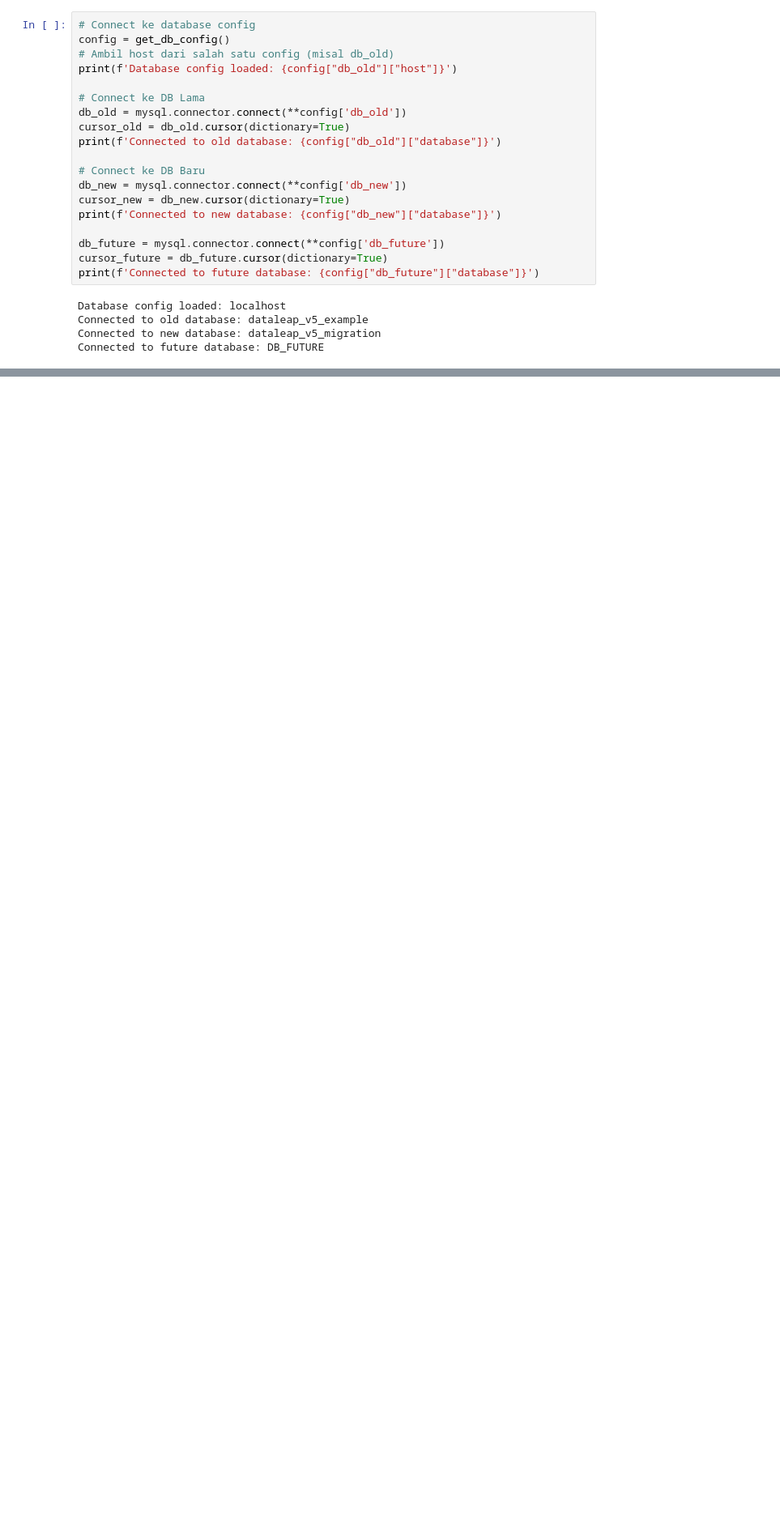
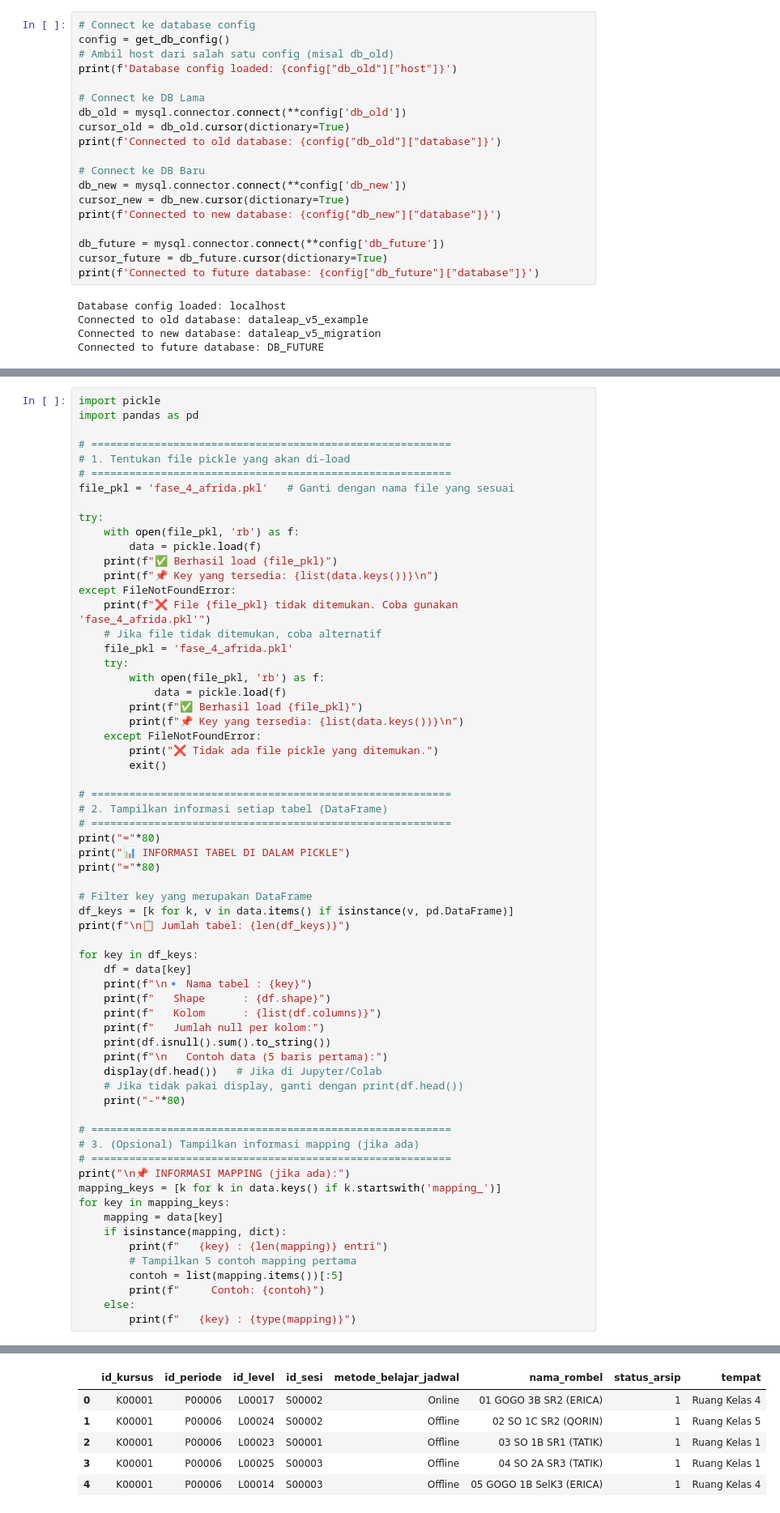
Before and after one commit to umamhaniff/DB_Migration_Leap, a Jupyter notebook: fase_4/script_afrida_v2.ipynb, the cells around one changed output, grey strips where cells are left out. Shown at 81% size. Cells and saved outputs as stored; diff of their text form; blank space fills up the shorter version.

```diff
--- a/fase_4/script_afrida_v2.ipynb
+++ b/fase_4/script_afrida_v2.ipynb
@@ -510,0 +847,65 @@ Apakah 8 ada di mapping? False
+# %%
+import pickle
+import pandas as pd
+
+# =========================================================
+# 1. Tentukan file pickle yang akan di-load
+# =========================================================
+file_pkl = 'fase_4_afrida.pkl'   # Ganti dengan nama file yang sesuai
+
+try:
+    with open(file_pkl, 'rb') as f:
+        data = pickle.load(f)
+    print(f"✅ Berhasil load {file_pkl}")
+    print(f"📌 Key yang tersedia: {list(data.keys())}\n")
+except FileNotFoundError:
+    print(f"❌ File {file_pkl} tidak ditemukan. Coba gunakan 'fase_4_afrida.pkl'")
+    # Jika file tidak ditemukan, coba alternatif
+    file_pkl = 'fase_4_afrida.pkl'
+    try:
+        with open(file_pkl, 'rb') as f:
+            data = pickle.load(f)
+        print(f"✅ Berhasil load {file_pkl}")
+        print(f"📌 Key yang tersedia: {list(data.keys())}\n")
+    except FileNotFoundError:
+        print("❌ Tidak ada file pickle yang ditemukan.")
+        exit()
+
+# =========================================================
+# 2. Tampilkan informasi setiap tabel (DataFrame)
+# =========================================================
+print("="*80)
+print("📊 INFORMASI TABEL DI DALAM PICKLE")
+print("="*80)
+
+# Filter key yang merupakan DataFrame
+df_keys = [k for k, v in data.items() if isinstance(v, pd.DataFrame)]
+print(f"\n📋 Jumlah tabel: {len(df_keys)}")
+
+for key in df_keys:
+    df = data[key]
+    print(f"\n🔹 Nama tabel : {key}")
+    print(f"   Shape      : {df.shape}")
+    print(f"   Kolom      : {list(df.columns)}")
+    print(f"   Jumlah null per kolom:")
+    print(df.isnull().sum().to_string())
+    print(f"\n   Contoh data (5 baris pertama):")
+    display(df.head())   # Jika di Jupyter/Colab
+    # Jika tidak pakai display, ganti dengan print(df.head())
+    print("-"*80)
+
+# =========================================================
+# 3. (Opsional) Tampilkan informasi mapping (jika ada)
+# =========================================================
+print("\n📌 INFORMASI MAPPING (jika ada):")
+mapping_keys = [k for k in data.keys() if k.startswith('mapping_')]
+for key in mapping_keys:
+    mapping = data[key]
+    if isinstance(mapping, dict):
+        print(f"   {key} : {len(mapping)} entri")
+        # Tampilkan 5 contoh mapping pertama
+        contoh = list(mapping.items())[:5]
+        print(f"     Contoh: {contoh}")
+    else:
+        print(f"   {key} : {type(mapping)}")
+# %% [output]
@@ -510,0 +929,6 @@ Apakah 8 ada di mapping? False
+|  | id_kursus | id_periode | id_level | id_sesi | metode_belajar_jadwal | nama_rombel | status_arsip | tempat |
+| 0 | K00001 | P00006 | L00017 | S00002 | Online | 01 GOGO 3B SR2 (ERICA) | 1 | Ruang Kelas 4 |
+| 1 | K00001 | P00006 | L00024 | S00002 | Offline | 02 SO 1C SR2 (QORIN) | 1 | Ruang Kelas 5 |
+| 2 | K00001 | P00006 | L00023 | S00001 | Offline | 03 SO 1B SR1 (TATIK) | 1 | Ruang Kelas 1 |
+| 3 | K00001 | P00006 | L00025 | S00003 | Offline | 04 SO 2A SR3 (TATIK) | 1 | Ruang Kelas 1 |
+| 4 | K00001 | P00006 | L00014 | S00003 | Offline | 05 GOGO 1B SelK3 (ERICA) | 1 | Ruang Kelas 4 |
```
Also changed, not shown: parts of 19 cells of this notebook, 5 other files.
